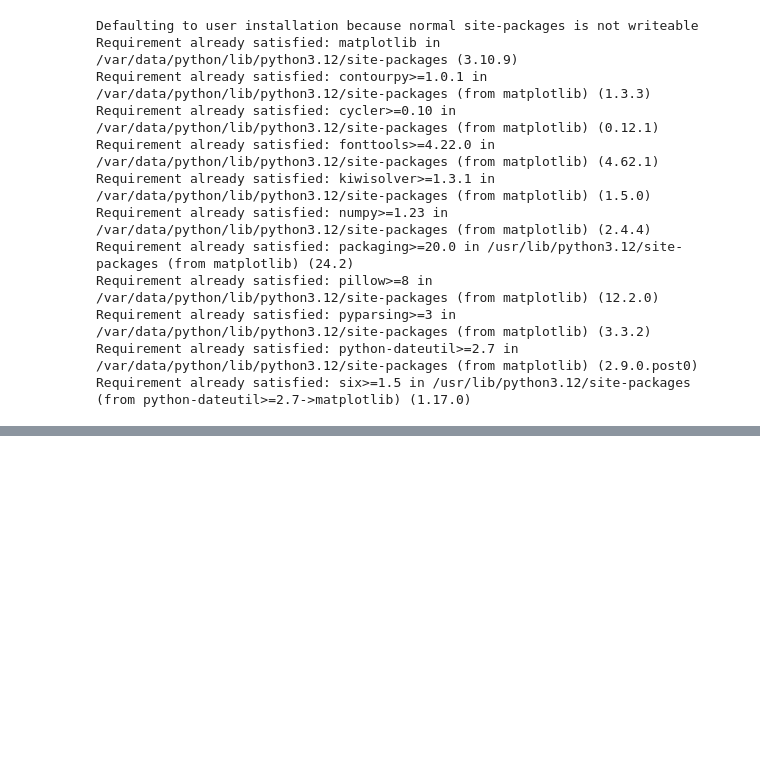
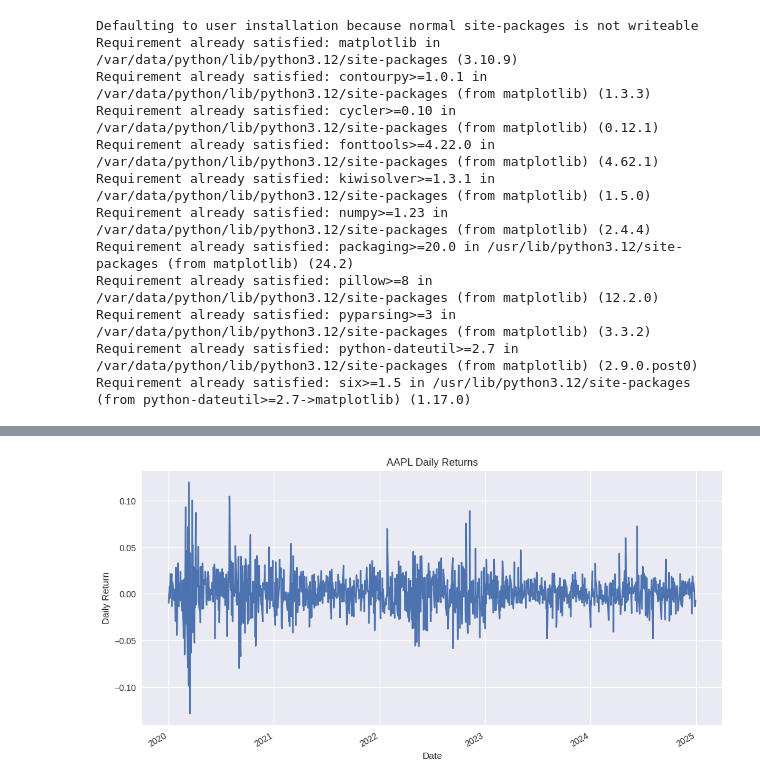
Before and after one commit to jf111-code/jupyter-notebook-practice, a Jupyter notebook: notebooks/chapter6-finance-data-analysis.ipynb, the cells around one changed output, grey strips where cells are left out. Cells and saved outputs as stored; diff of their text form; code cells hidden in the pictures; blank space fills up the shorter version.

```diff
--- a/notebooks/chapter6-finance-data-analysis.ipynb
+++ b/notebooks/chapter6-finance-data-analysis.ipynb
@@ -106,3 +190,10 @@ plt.show()
+# %%
+data["returns"].plot(figsize=(12, 6), title=f"{ticker} Daily Returns")
+plt.xlabel("Date")
+plt.ylabel("Daily Return")
+plt.show()
+# %% [output]
+[figure, added]
 # %%
 data["returns"].hist(bins=50)
 plt.title("Distribution of Daily Returns")
```
Also changed, not shown: parts of 15 cells of this notebook.
